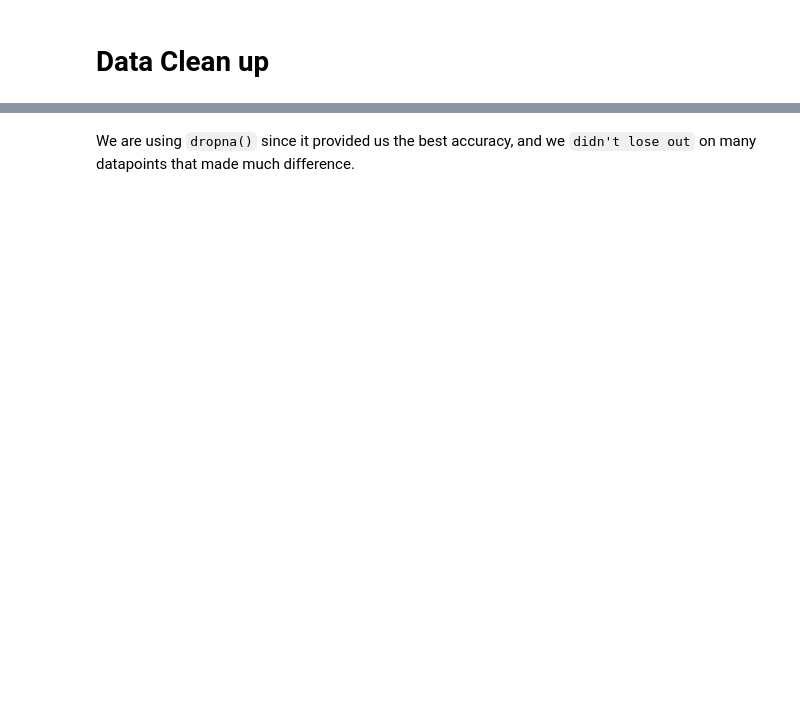
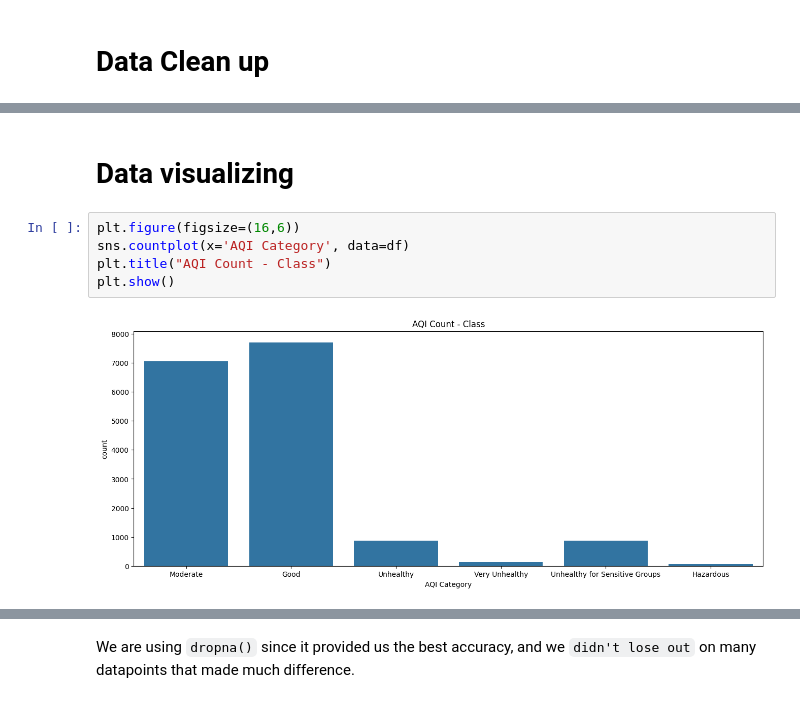
Before and after one commit to ChyavanShenoy/AAI-500-Final-Project, a Jupyter notebook: Project_final.ipynb, the cells around one changed output, grey strips where cells are left out. Drawn from its saved outputs; the diff is of its cells as text; blank space fills up the shorter version.

```diff
--- a/Project_final.ipynb
+++ b/Project_final.ipynb
@@ -59,0 +114,9 @@ fix_columns = ['PM2.5 AQI Value', 'NO2 AQI Value', 'Ozone AQI Value', 'CO AQI Va
+# %% [markdown]
+# Data visualizing
+# %%
+plt.figure(figsize=(16,6))
+sns.countplot(x='AQI Category', data=df)
+plt.title("AQI Count - Class")
+plt.show()
+# %% [output]
+[figure, added]
```
Also changed, not shown: parts of 31 cells of this notebook.
